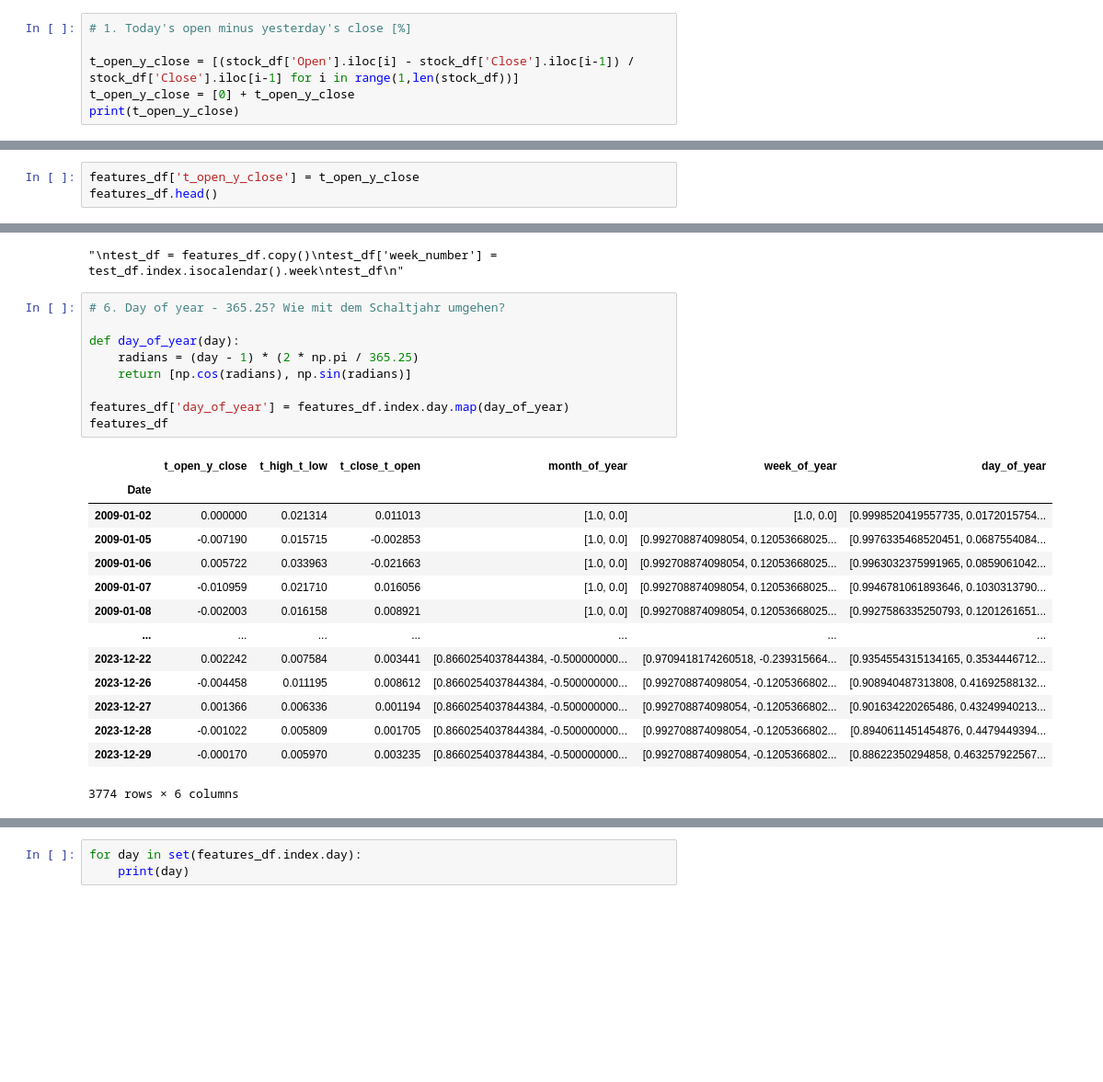
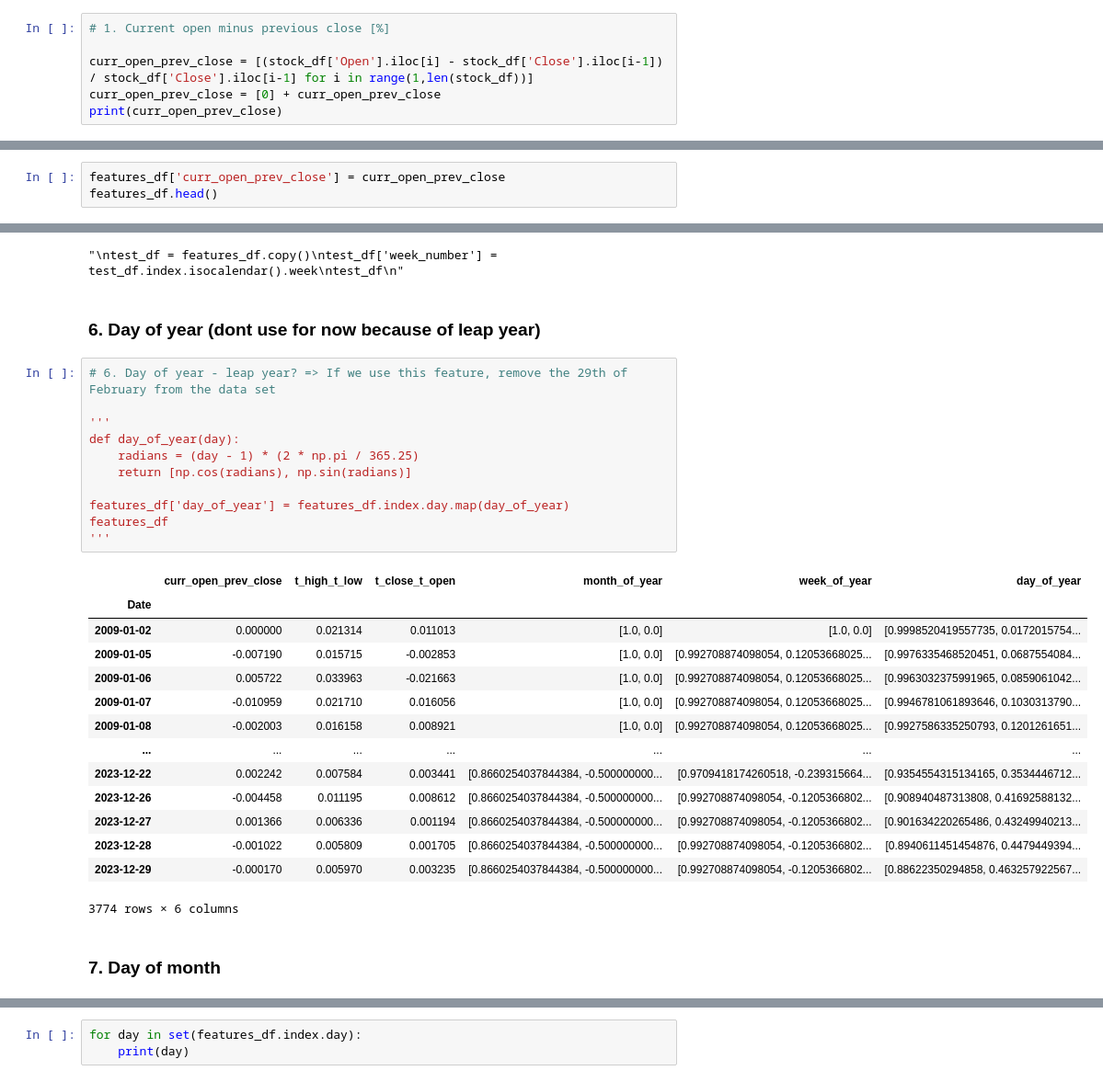
Before and after one commit to Frederik135/NN_Forecasting, a Jupyter notebook: preprocessing.ipynb, the cells around one changed output, grey strips where cells are left out. Shown at 92% size. Cells and saved outputs as stored; diff of their text form; blank space fills up the shorter version.

```diff
--- a/preprocessing.ipynb
+++ b/preprocessing.ipynb
@@ -97,9 +97,9 @@ features_df.head()
 # %%
-# 1. Today's open minus yesterday's close [%]
+# 1. Current open minus previous close [%]
 
-t_open_y_close = [(stock_df['Open'].iloc[i] - stock_df['Close'].iloc[i-1]) / stock_df['Close'].iloc[i-1] for i in range(1,len(stock_df))]
-t_open_y_close = [0] + t_open_y_close
-print(t_open_y_close)
+curr_open_prev_close = [(stock_df['Open'].iloc[i] - stock_df['Close'].iloc[i-1]) / stock_df['Close'].iloc[i-1] for i in range(1,len(stock_df))]
+curr_open_prev_close = [0] + curr_open_prev_close
+print(curr_open_prev_close)
 # %% [output]
 [0, -0.007189582136911891, 0.005721878170956704, -0.01095946933131794, -0.002003119340676321, -0.00022109053623730384, -0.0031389998752953184, 0.0016007248012113518, -0.011812822634170623, -0.00117314 ...
 # %%
@@ -155,6 +155,6 @@ plt.show()
 # %% [output]
 "\nt_open_y_close_log = []\nfor val in t_open_y_close:\n    if val > 0:\n        t_open_y_close_log.append(np.log(val))\n    elif val == 0:\n        t_open_y_close_log.append(0)\n    else:\n        t_ ...
 # %%
-features_df['t_open_y_close'] = t_open_y_close
+features_df['curr_open_prev_close'] = curr_open_prev_close
 features_df.head()
 # %% [output]
@@ -400,17 +410,21 @@ test_df
 '''
 # %% [output]
 "\ntest_df = features_df.copy()\ntest_df['week_number'] = test_df.index.isocalendar().week\ntest_df\n"
+# %% [markdown]
+### 6. Day of year (dont use for now because of leap year)
 # %%
-# 6. Day of year - 365.25? Wie mit dem Schaltjahr umgehen?
+# 6. Day of year - leap year? => If we use this feature, remove the 29th of February from the data set
 
+'''
 def day_of_year(day):
     radians = (day - 1) * (2 * np.pi / 365.25)
     return [np.cos(radians), np.sin(radians)]
 
 features_df['day_of_year'] = features_df.index.day.map(day_of_year)
 features_df
+'''
 # %% [output]
-|  | t_open_y_close | t_high_t_low | t_close_t_open | month_of_year | week_of_year | day_of_year |
+|  | curr_open_prev_close | t_high_t_low | t_close_t_open | month_of_year | week_of_year | day_of_year |
 | Date |  |  |  |  |  |  |
 | 2009-01-02 | 0.000000 | 0.021314 | 0.011013 | [1.0, 0.0] | [1.0, 0.0] | [0.9998520419557735, 0.0172015754... |
 | 2009-01-05 | -0.007190 | 0.015715 | -0.002853 | [1.0, 0.0] | [0.992708874098054, 0.12053668025... | [0.9976335468520451, 0.0687554084... |
@@ -424,6 +438,8 @@ features_df
 | 2023-12-28 | -0.001022 | 0.005809 | 0.001705 | [0.8660254037844384, -0.500000000... | [0.992708874098054, -0.1205366802... | [0.8940611451454876, 0.4479449394... |
 | 2023-12-29 | -0.000170 | 0.005970 | 0.003235 | [0.8660254037844384, -0.500000000... | [0.992708874098054, -0.1205366802... | [0.88622350294858, 0.463257922567... |
 3774 rows × 6 columns
+# %% [markdown]
+### 7. Day of month
 # %%
 # 7. Day of month
 
```
Also changed, not shown: parts of 23 cells of this notebook, 42 other files.
